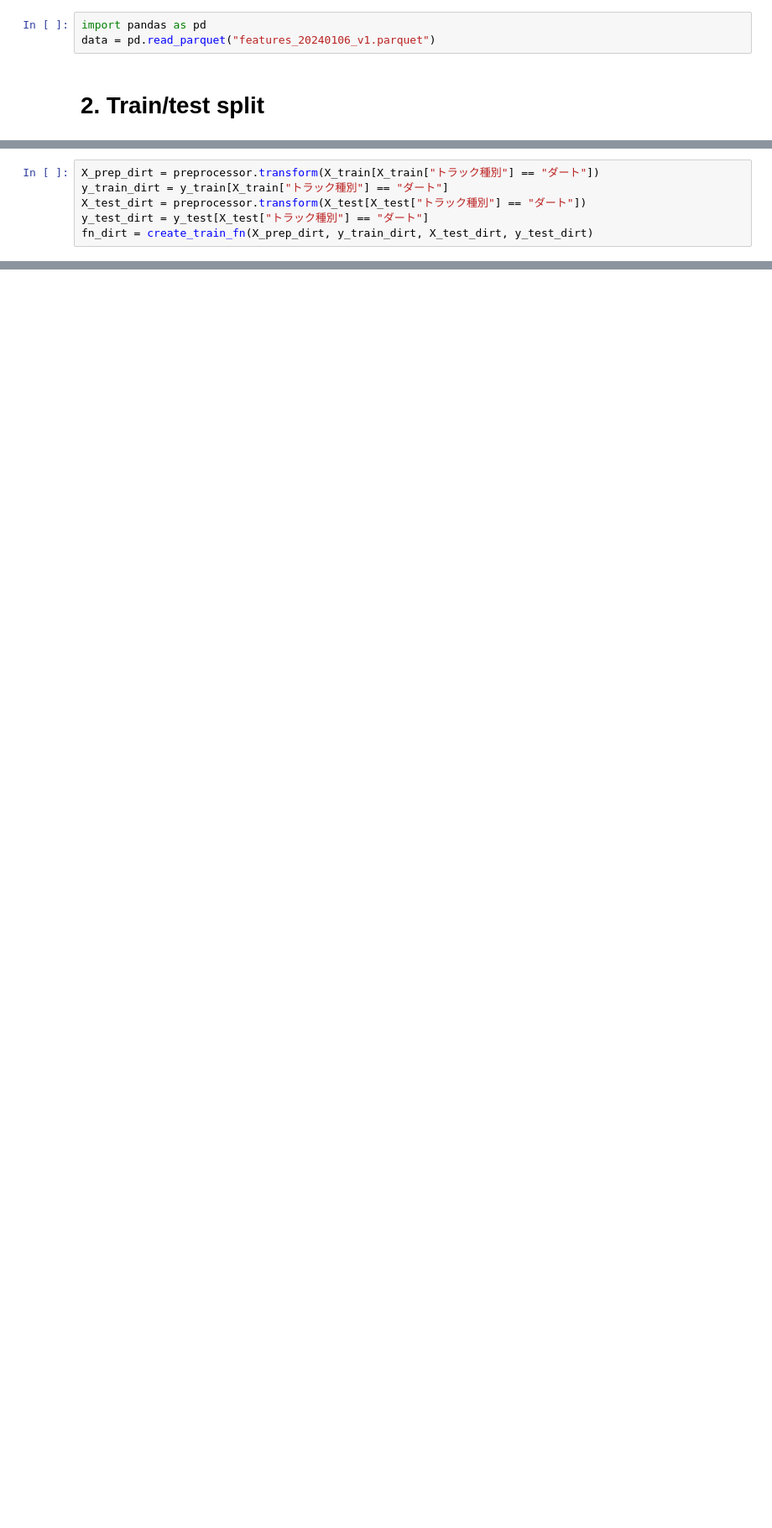
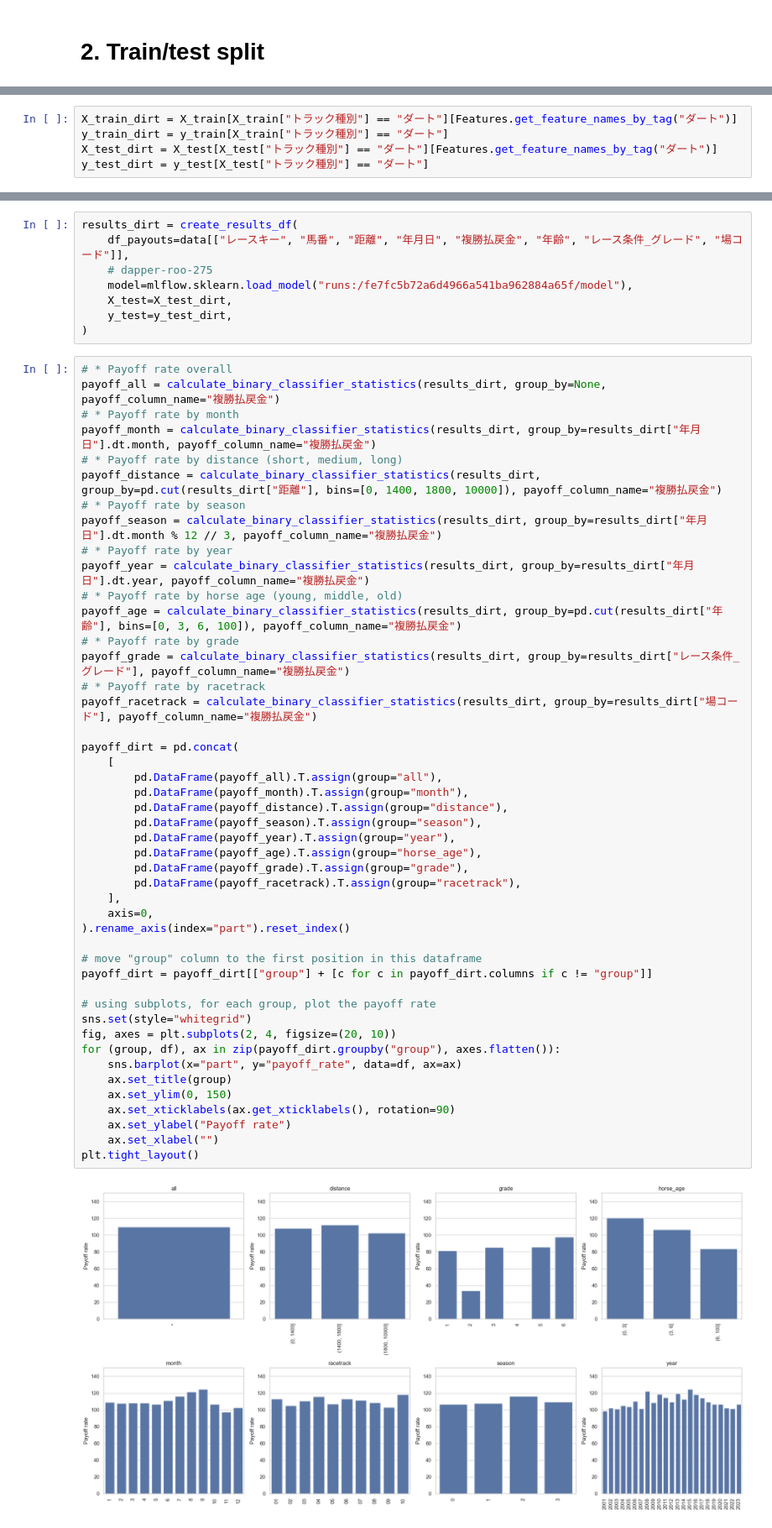
Before and after one commit to hankehly/JapanHorseRaceAnalytics, a Jupyter notebook: notebooks/20240121_lgbm_binary_mlflow_01.ipynb, the cells around one changed output, grey strips where cells are left out. Shown at 84% size. Drawn from its saved outputs; the diff is of its cells as text; blank space fills up the shorter version.

```diff
--- a/notebooks/20240121_lgbm_binary_mlflow_01.ipynb
+++ b/notebooks/20240121_lgbm_binary_mlflow_01.ipynb
@@ -27,9 +59,6 @@ data.head()
 | 3 | 08055111 | 10 | 7 | 00100030 | 08 | 10502 | 10319 | 2005-11-05 | 12.0 | False | ... | ... |
 | 4 | 06032803 | 03 | 2 | 00100073 | 06 | 10385 | 10226 | 2003-02-23 | 16.0 | False | ... | ... |
 5 rows × 272 columns
-# %%
-import pandas as pd
-data = pd.read_parquet("features_20240106_v1.parquet")
 # %% [markdown]
 # 2. Train/test split
 # %%
@@ -168,7 +259,6 @@ space = {
 # %%
-X_prep_dirt = preprocessor.transform(X_train[X_train["トラック種別"] == "ダート"])
+X_train_dirt = X_train[X_train["トラック種別"] == "ダート"][Features.get_feature_names_by_tag("ダート")]
 y_train_dirt = y_train[X_train["トラック種別"] == "ダート"]
-X_test_dirt = preprocessor.transform(X_test[X_test["トラック種別"] == "ダート"])
+X_test_dirt = X_test[X_test["トラック種別"] == "ダート"][Features.get_feature_names_by_tag("ダート")]
 y_test_dirt = y_test[X_test["トラック種別"] == "ダート"]
-fn_dirt = create_train_fn(X_prep_dirt, y_train_dirt, X_test_dirt, y_test_dirt)
 # %%
@@ -483,0 +349,56 @@ with open("metrics_table.html", "w") as f:
+# %%
+results_dirt = create_results_df(
+    df_payouts=data[["レースキー", "馬番", "距離", "年月日", "複勝払戻金", "年齢", "レース条件_グレード", "場コード"]],
+    # dapper-roo-275
+    model=mlflow.sklearn.load_model("runs:/fe7fc5b72a6d4966a541ba962884a65f/model"),
+    X_test=X_test_dirt,
+    y_test=y_test_dirt,
+)
+# %%
+# * Payoff rate overall
+payoff_all = calculate_binary_classifier_statistics(results_dirt, group_by=None, payoff_column_name="複勝払戻金")
+# * Payoff rate by month
+payoff_month = calculate_binary_classifier_statistics(results_dirt, group_by=results_dirt["年月日"].dt.month, payoff_column_name="複勝払戻金")
+# * Payoff rate by distance (short, medium, long)
+payoff_distance = calculate_binary_classifier_statistics(results_dirt, group_by=pd.cut(results_dirt["距離"], bins=[0, 1400, 1800, 10000]), payoff_column_name="複勝払戻金")
+# * Payoff rate by season
+payoff_season = calculate_binary_classifier_statistics(results_dirt, group_by=results_dirt["年月日"].dt.month % 12 // 3, payoff_column_name="複勝払戻金")
+# * Payoff rate by year
+payoff_year = calculate_binary_classifier_statistics(results_dirt, group_by=results_dirt["年月日"].dt.year, payoff_column_name="複勝払戻金")
+# * Payoff rate by horse age (young, middle, old)
+payoff_age = calculate_binary_classifier_statistics(results_dirt, group_by=pd.cut(results_dirt["年齢"], bins=[0, 3, 6, 100]), payoff_column_name="複勝払戻金")
+# * Payoff rate by grade
+payoff_grade = calculate_binary_classifier_statistics(results_dirt, group_by=results_dirt["レース条件_グレード"], payoff_column_name="複勝払戻金")
+# * Payoff rate by racetrack
+payoff_racetrack = calculate_binary_classifier_statistics(results_dirt, group_by=results_dirt["場コード"], payoff_column_name="複勝払戻金")
+
+payoff_dirt = pd.concat(
+    [
+        pd.DataFrame(payoff_all).T.assign(group="all"),
+        pd.DataFrame(payoff_month).T.assign(group="month"),
+        pd.DataFrame(payoff_distance).T.assign(group="distance"),
+        pd.DataFrame(payoff_season).T.assign(group="season"),
+        pd.DataFrame(payoff_year).T.assign(group="year"),
+        pd.DataFrame(payoff_age).T.assign(group="horse_age"),
+        pd.DataFrame(payoff_grade).T.assign(group="grade"),
+        pd.DataFrame(payoff_racetrack).T.assign(group="racetrack"),
+    ],
+    axis=0,
+).rename_axis(index="part").reset_index()
+
+# move "group" column to the first position in this dataframe
+payoff_dirt = payoff_dirt[["group"] + [c for c in payoff_dirt.columns if c != "group"]]
+
+# using subplots, for each group, plot the payoff rate
+sns.set(style="whitegrid")
+fig, axes = plt.subplots(2, 4, figsize=(20, 10))
+for (group, df), ax in zip(payoff_dirt.groupby("group"), axes.flatten()):
+    sns.barplot(x="part", y="payoff_rate", data=df, ax=ax)
+    ax.set_title(group)
+    ax.set_ylim(0, 150)
+    ax.set_xticklabels(ax.get_xticklabels(), rotation=90)
+    ax.set_ylabel("Payoff rate")
+    ax.set_xlabel("")
+plt.tight_layout()
+# %% [output]
+[figure, added]
```
Also changed, not shown: parts of 39 cells of this notebook, 8 other files.
